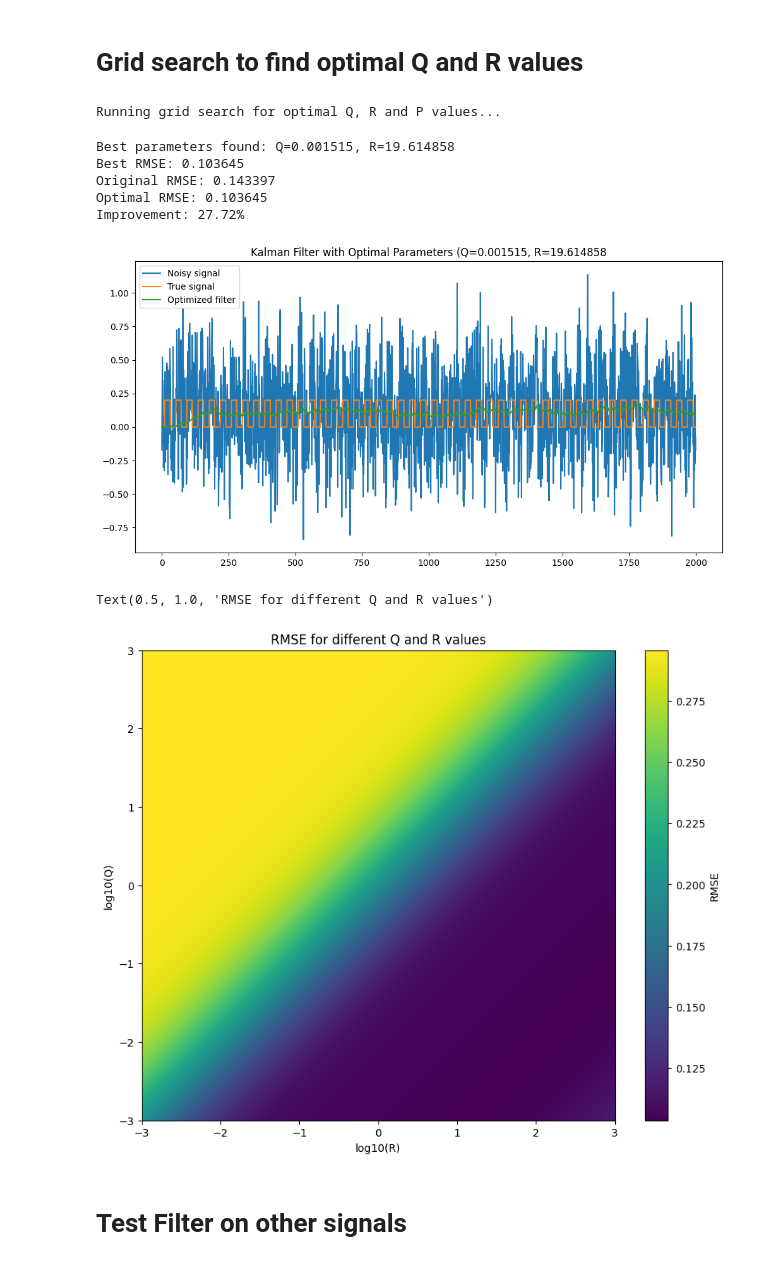
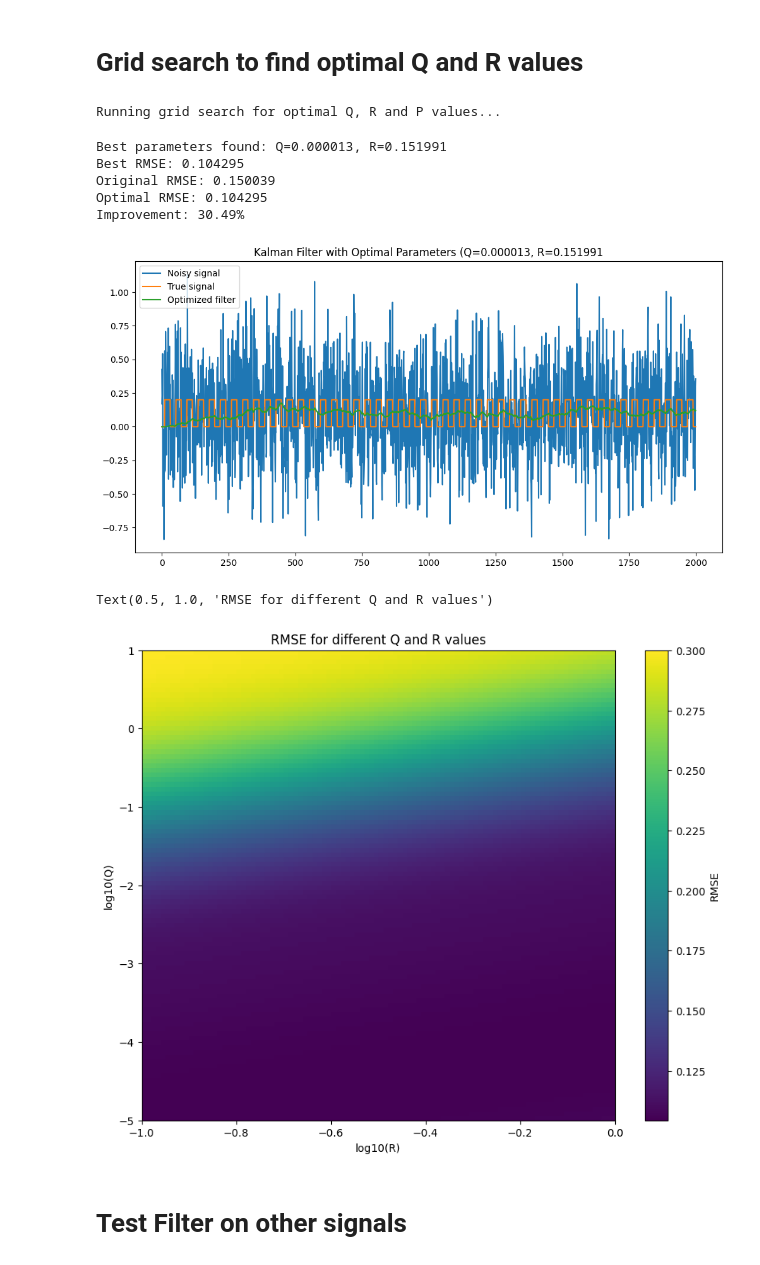
Before and after one commit to BolivarTech/Evolutionary_Linear_Kalman_Filter_Tuning, a Jupyter notebook: Kalman_Filter.ipynb, the cells around one changed output. Saved outputs shown, nothing was run; the diff lists cells and outputs as text; code cells hidden in the pictures.

```diff
--- a/Kalman_Filter.ipynb
+++ b/Kalman_Filter.ipynb
@@ -86,8 +86,8 @@ RMSE: 0.14339689922192786
 # q_values = np.logspace(-6, 2, 1000)  # 10 values from 0.000001 to 100  23 horas de procesamiento
 # r_values = np.logspace(-6, 2, 1000)  # 10 values from 0.000001 to 100
 
-q_values = np.logspace(-3, 3, 500)  # 10 values from 0.001 to 100
-r_values = np.logspace(-3, 3, 500)  # 10 values from 0.001 to 1000
+q_values = np.logspace(-5, 1, 100)  # 10 values from 0.001 to 100
+r_values = np.logspace(-1, 0, 100)  # 10 values from 0.001 to 1000
 
 #q_values = np.logspace(-3, 2, 50)  # 10 values from 0.001 to 100
 #r_values = np.logspace(-3, 3, 50)  # 10 values from 0.001 to 1000
@@ -151,40 +151,40 @@ print(f"Improvement: {improvement:.2f}%")
 
 # Plot results with optimal parameters
 plt.figure(figsize=(12, 6))
 plt.plot(noisy_signal, label='Noisy signal')
 plt.plot(true_signal, label='True signal')
 plt.plot(optimal_filtered, label='Optimized filter')
 plt.legend()
 plt.title(f'Kalman Filter with Optimal Parameters (Q={best_q:.6f}, R={best_r:.6f}')
 plt.show()
 
 # Create heatmap of RMSE values
 rmse_grid = np.zeros((len(q_values), len(r_values)))
 for i, q in enumerate(q_values):
     for j, r in enumerate(r_values):
         for result in results:
             if result[0] == q and result[1] == r :
                 rmse_grid[i, j] = result[2]
                 break
 
 plt.figure(figsize=(10, 8))
 plt.imshow(rmse_grid, cmap='viridis', aspect='auto', origin='lower',
             extent=tuple([np.log10(r_values[0]), np.log10(r_values[-1]),
             np.log10(q_values[0]), np.log10(q_values[-1])]))
 plt.colorbar(label='RMSE')
 plt.xlabel('log10(R)')
 plt.ylabel('log10(Q)')
 plt.title(f'RMSE for different Q and R values')
 # %% [output]
 Running grid search for optimal Q, R and P values...
-Best parameters found: Q=0.001515, R=19.614858
-Best RMSE: 0.103645
-Original RMSE: 0.143397
-Optimal RMSE: 0.103645
-Improvement: 27.72%
+Best parameters found: Q=0.000013, R=0.151991
+Best RMSE: 0.104295
+Original RMSE: 0.150039
+Optimal RMSE: 0.104295
+Improvement: 30.49%
-[figure, old version]
+[figure, new version]
 Text(0.5, 1.0, 'RMSE for different Q and R values')
-[figure, old version]
+[figure, new version]
 # %% [markdown]
 # Test Filter on other signals
 # %%
```
Also changed, not shown: parts of 2 cells of this notebook, 2 other files.
